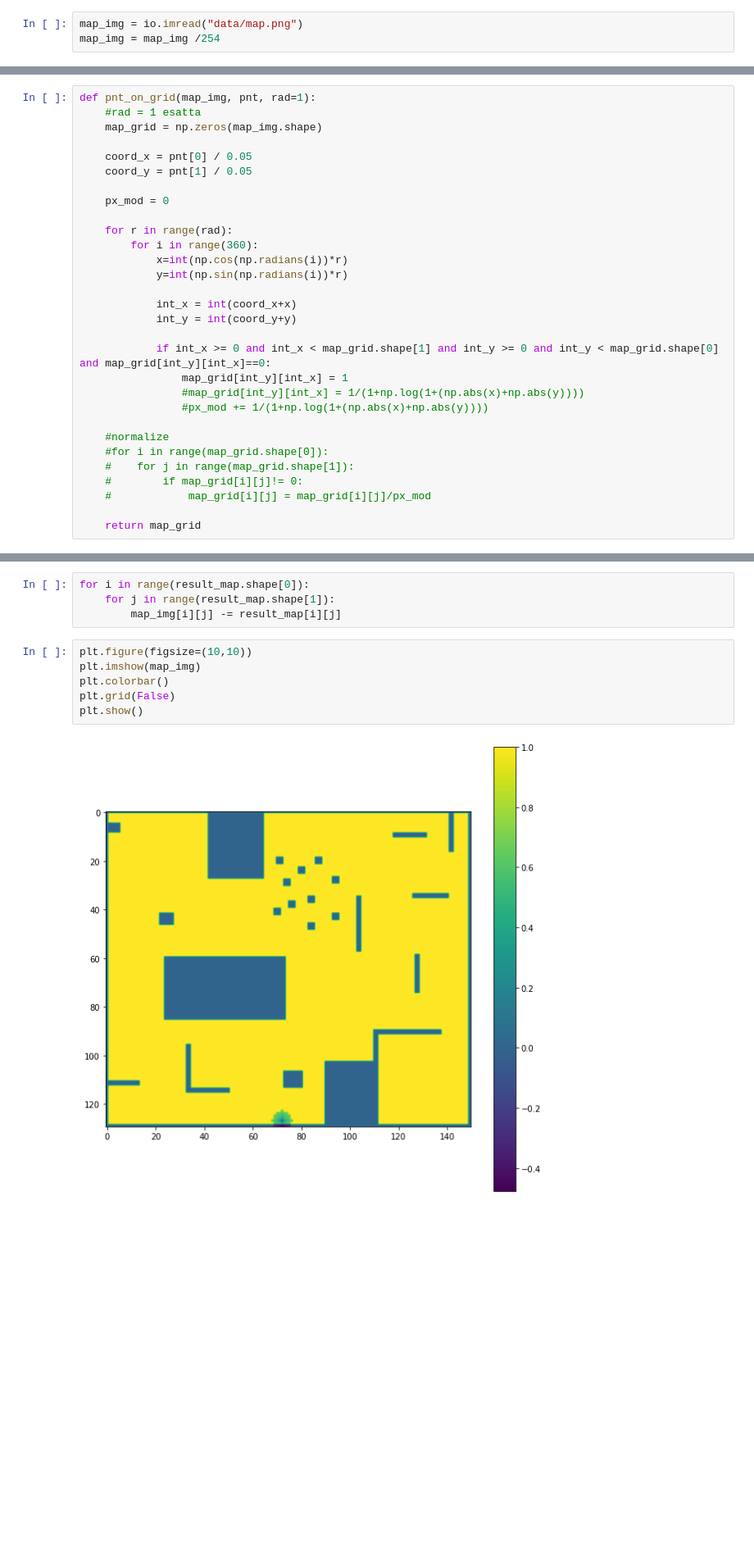
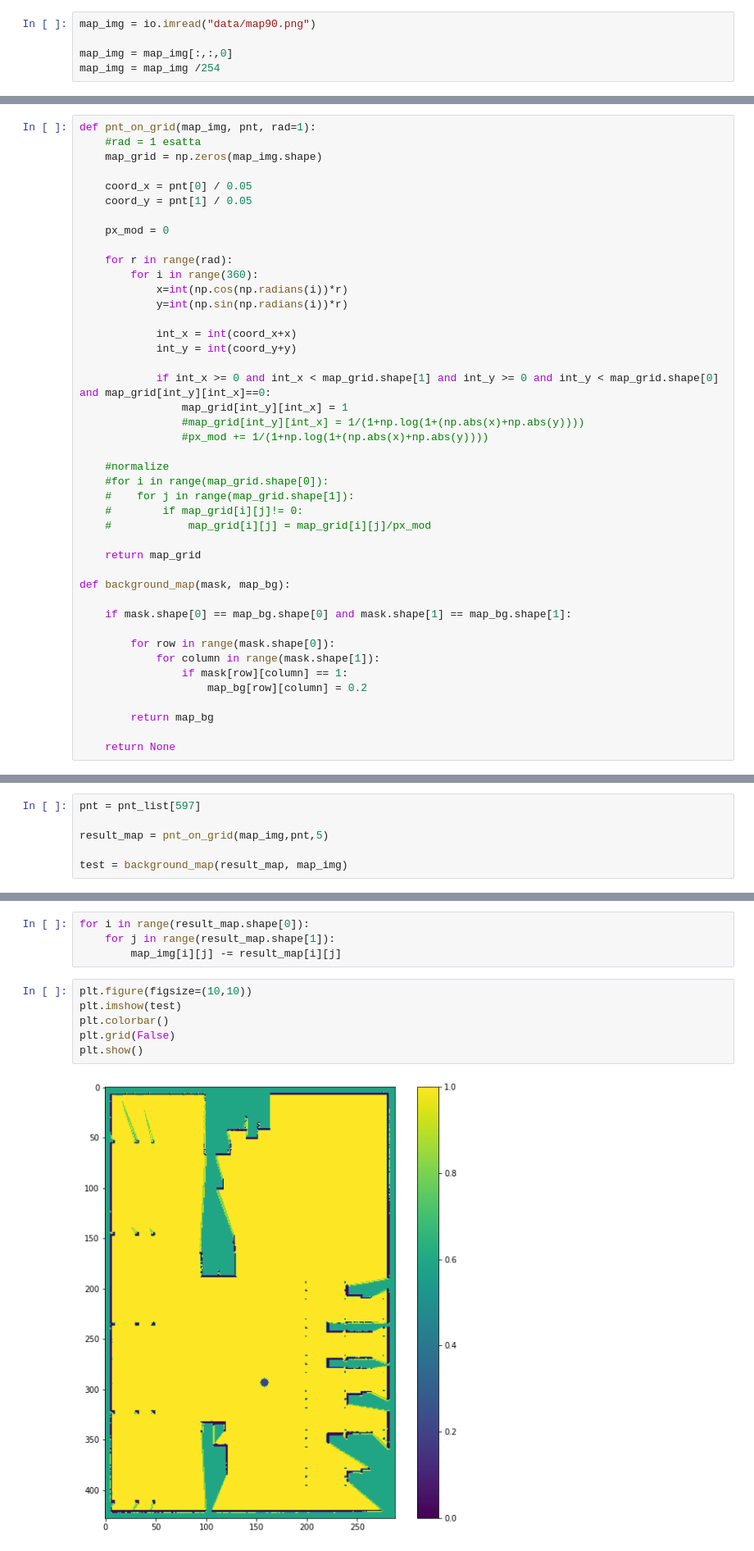
Before and after one commit to P1G1U/Thesis_AITronik, a Jupyter notebook: Half LiDAR Map/preproc_data.ipynb, the cells around one changed output, grey strips where cells are left out. Shown at 82% size. Drawn from its saved outputs; the diff is of its cells as text; blank space fills up the shorter version.

```diff
--- a/Half LiDAR Map/preproc_data.ipynb
+++ b/Half LiDAR Map/preproc_data.ipynb
@@ -7,7 +7,9 @@ import numpy as np
 with open("data/datasetmap_test.csv", "r") as data:
     laser_db = pd.read_csv(data, delimiter=";").copy()
 # %%
-map_img = io.imread("data/map.png")
+map_img = io.imread("data/map90.png")
+
+map_img = map_img[:,:,0]
 map_img = map_img /254
 # %% [markdown]
 Uniform data
@@ -82,3 +84,16 @@ def pnt_on_grid(map_img, pnt, rad=1):
     #            map_grid[i][j] = map_grid[i][j]/px_mod
 
     return map_grid
+
+def background_map(mask, map_bg):
+
+    if mask.shape[0] == map_bg.shape[0] and mask.shape[1] == map_bg.shape[1]:
+
+        for row in range(mask.shape[0]):
+            for column in range(mask.shape[1]):
+                if mask[row][column] == 1:
+                    map_bg[row][column] = 0.2
+
+        return map_bg
+
+    return None
@@ -87,3 +100,9 @@ result_map = pnt_on_grid(map_img,pnt_list[597],5)
+# %%
+pnt = pnt_list[597]
+
+result_map = pnt_on_grid(map_img,pnt,5)
+
+test = background_map(result_map, map_img)
 # %%
 map_grid_list = []
 cnt=0
@@ -116,12 +135,12 @@ for i in range(result_map.shape[0]):
         map_img[i][j] -= result_map[i][j]
 # %%
 plt.figure(figsize=(10,10))
-plt.imshow(map_img)
+plt.imshow(test)
 plt.colorbar()
 plt.grid(False)
 plt.show()
 # %% [output]
-[figure, old version]
+[figure, new version]
 # %%
 with open('data/datasetmap_test_gridpos_r5.csv', 'w') as f:
     cnt=1
```
Also changed, not shown: parts of 7 cells of this notebook, 4 other files.
